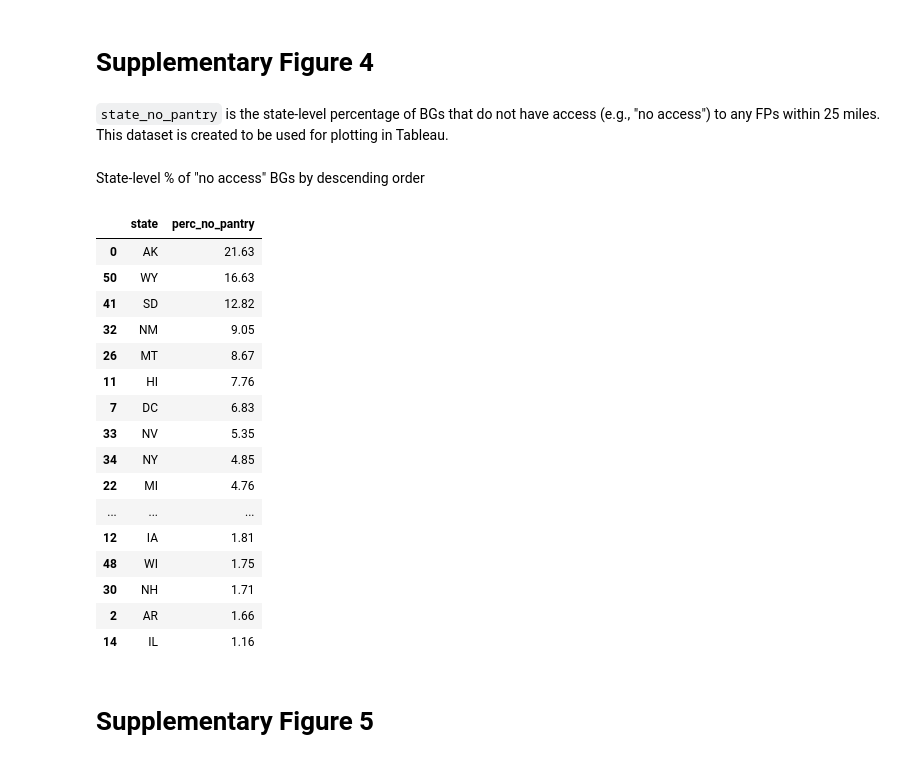
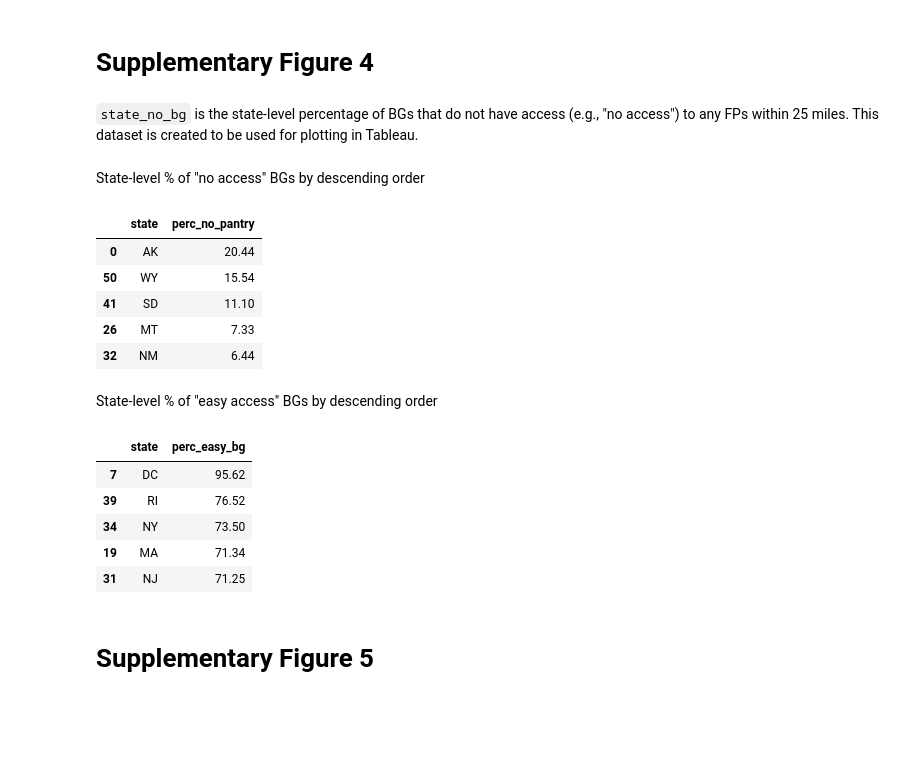
Before and after one commit to mimn97/pantry-research, a Jupyter notebook: notebooks/supp_material.ipynb, the cells around one changed output. Cells and saved outputs as stored; diff of their text form; code cells hidden in the pictures; blank space fills up the shorter version.

```diff
--- a/notebooks/supp_material.ipynb
+++ b/notebooks/supp_material.ipynb
@@ -209 +214,3 @@ bg_access = bg_access[['bg_fips', 'address', 'distance_mi', 'ADI_NATRANK', 'ADI_
+# %%
+bg_access = bg_access.merge(bg_cont.drop_duplicates(subset=['bg_fips']), how='left', on='bg_fips')
 # %%
@@ -220,5 +232 @@ bg_access.head()
-# %%
-bg_access['bg_county'] = bg_access.progress_apply(lambda x:x.bg_fips[:5], axis=1)
-# %%
-bg_access = bg_access.merge(county_rurality[['bg_county', 'status']].drop_duplicates(subset=['bg_county']), how='left', on='bg_county')
 # %% [markdown]
@@ -504,32 +576,21 @@ plt.xticks(rotation=45)
 # %% [markdown]
 # Supplementary Figure 4
 # %% [markdown]
-`state_no_pantry` is the state-level percentage of BGs that do not have access (e.g., "no access") to any FPs within 25 miles. This dataset is created to be used for plotting in Tableau.
+`state_no_bg` is the state-level percentage of BGs that do not have access (e.g., "no access") to any FPs within 25 miles. This dataset is created to be used for plotting in Tableau.
 # %%
-state_no_pantry = pd.DataFrame((no_access.bg_state.value_counts() * 100)/(bg_cont.bg_state.value_counts()))
-state_no_pantry.reset_index(inplace=True)
+state_no_bg = pd.DataFrame((no_access.bg_state.value_counts() * 100)/(bg_cont.bg_state.value_counts()))
+state_no_bg.reset_index(inplace=True)
 
-state_no_pantry = state_no_pantry.rename(columns={'bg_state':'state', 'count':'perc_no_pantry'})
+state_no_bg = state_no_bg.rename(columns={'bg_state':'state', 'count':'perc_no_pantry'})
 # %% [markdown]
 State-level % of "no access" BGs by descending order
 # %%
-state_no_pantry.sort_values(by=['perc_no_pantry'], ascending=False).round(2)
+state_no_bg.sort_values(by=['perc_no_pantry'], ascending=False).round(2).head(5)
 # %% [output]
 |  | state | perc_no_pantry |
-| 0 | AK | 21.63 |
-| 50 | WY | 16.63 |
-| 41 | SD | 12.82 |
-| 32 | NM | 9.05 |
-| 26 | MT | 8.67 |
-| 11 | HI | 7.76 |
-| 7 | DC | 6.83 |
-| 33 | NV | 5.35 |
-| 34 | NY | 4.85 |
-| 22 | MI | 4.76 |
-| ... | ... | ... |
-| 12 | IA | 1.81 |
-| 48 | WI | 1.75 |
-| 30 | NH | 1.71 |
-| 2 | AR | 1.66 |
-| 14 | IL | 1.16 |
+| 0 | AK | 20.44 |
+| 50 | WY | 15.54 |
+| 41 | SD | 11.10 |
+| 26 | MT | 7.33 |
+| 32 | NM | 6.44 |
 # %%
@@ -536,0 +598,2 @@ state_no_pantry.sort_values(by=['perc_no_pantry'], ascending=False).round(2)
+# %% [markdown]
+State-level % of "easy access" BGs by descending order
@@ -537,3 +605,12 @@ state_no_pantry.sort_values(by=['perc_no_pantry'], ascending=False).round(2)
+# %%
+state_easy.sort_values(by=['perc_easy_bg'], ascending=False).round(2).head(5)
+# %% [output]
+|  | state | perc_easy_bg |
+| 7 | DC | 95.62 |
+| 39 | RI | 76.52 |
+| 34 | NY | 73.50 |
+| 19 | MA | 71.34 |
+| 31 | NJ | 71.25 |
 # %% [markdown]
 # Supplementary Figure 5
 # %% [markdown]
```
Also changed, not shown: parts of 39 cells of this notebook, 7 other files.
